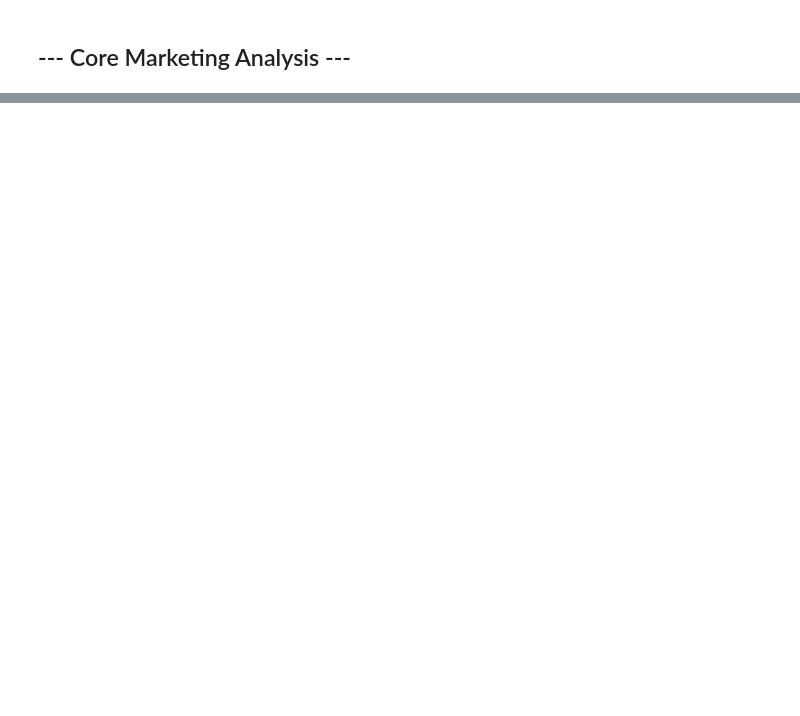
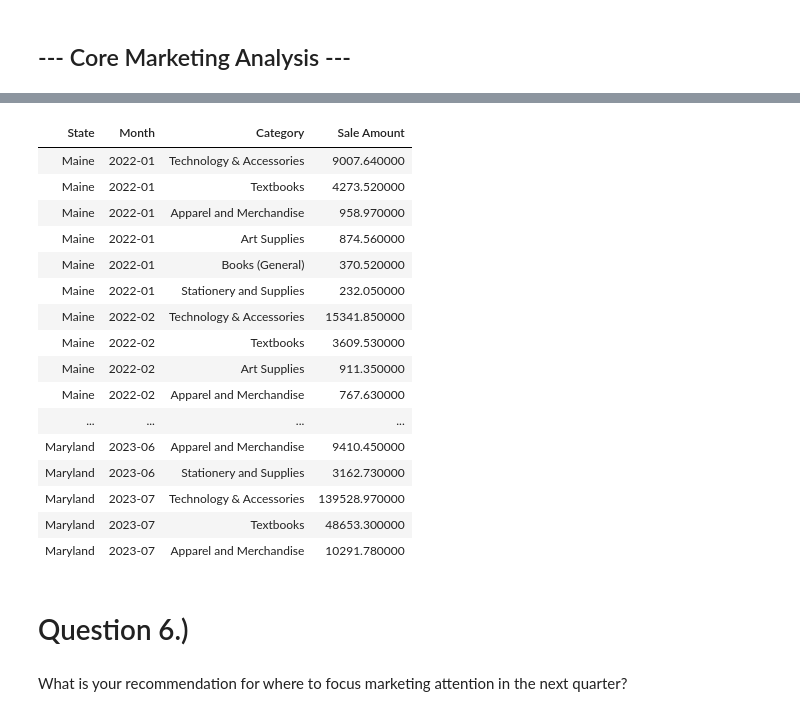
Before and after one commit to luisocelot13-beep/Capstone_2, a Jupyter notebook: Ocelotl_sales_analysis.ipynb, the cells around one changed output, grey strips where cells are left out. Saved outputs shown, nothing was run; the diff lists cells and outputs as text; code cells hidden in the pictures; blank space fills up the shorter version.

```diff
--- a/Ocelotl_sales_analysis.ipynb
+++ b/Ocelotl_sales_analysis.ipynb
@@ -93,0 +404,30 @@ memory usage: 4.2 KB
+# %%
+# Calculate revenue totals by state,month, and category
+monthly_category_revenue = sales_products.groupby(["State","Month","Category"])["Sale Amount"].sum().reset_index()
+# %%
+# sort results
+monthly_category_revenue = monthly_category_revenue.sort_values(by=["State","Month","Sale Amount"],ascending=[True,True,False])
+# %%
+monthly_category_revenue.style.hide(axis="index")
+# %% [output]
+| State | Month | Category | Sale Amount |
+| Maine | 2022-01 | Technology & Accessories | 9007.640000 |
+| Maine | 2022-01 | Textbooks | 4273.520000 |
+| Maine | 2022-01 | Apparel and Merchandise | 958.970000 |
+| Maine | 2022-01 | Art Supplies | 874.560000 |
+| Maine | 2022-01 | Books (General) | 370.520000 |
+| Maine | 2022-01 | Stationery and Supplies | 232.050000 |
+| Maine | 2022-02 | Technology & Accessories | 15341.850000 |
+| Maine | 2022-02 | Textbooks | 3609.530000 |
+| Maine | 2022-02 | Art Supplies | 911.350000 |
+| Maine | 2022-02 | Apparel and Merchandise | 767.630000 |
+| ... | ... | ... | ... |
+| Maryland | 2023-06 | Apparel and Merchandise | 9410.450000 |
+| Maryland | 2023-06 | Stationery and Supplies | 3162.730000 |
+| Maryland | 2023-07 | Technology & Accessories | 139528.970000 |
+| Maryland | 2023-07 | Textbooks | 48653.300000 |
+| Maryland | 2023-07 | Apparel and Merchandise | 10291.780000 |
+# %% [markdown]
+# Question 6.)
+# %% [markdown]
+What is your recommendation for where to focus marketing attention in the next quarter?
```
Also changed, not shown: parts of 51 cells of this notebook, 1 other file.
